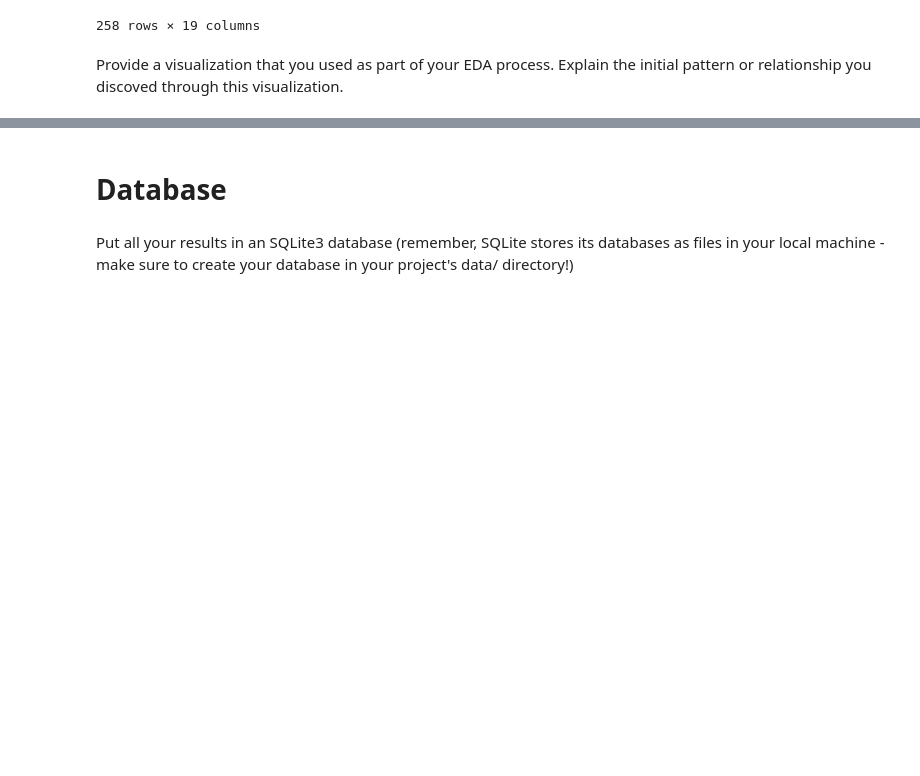
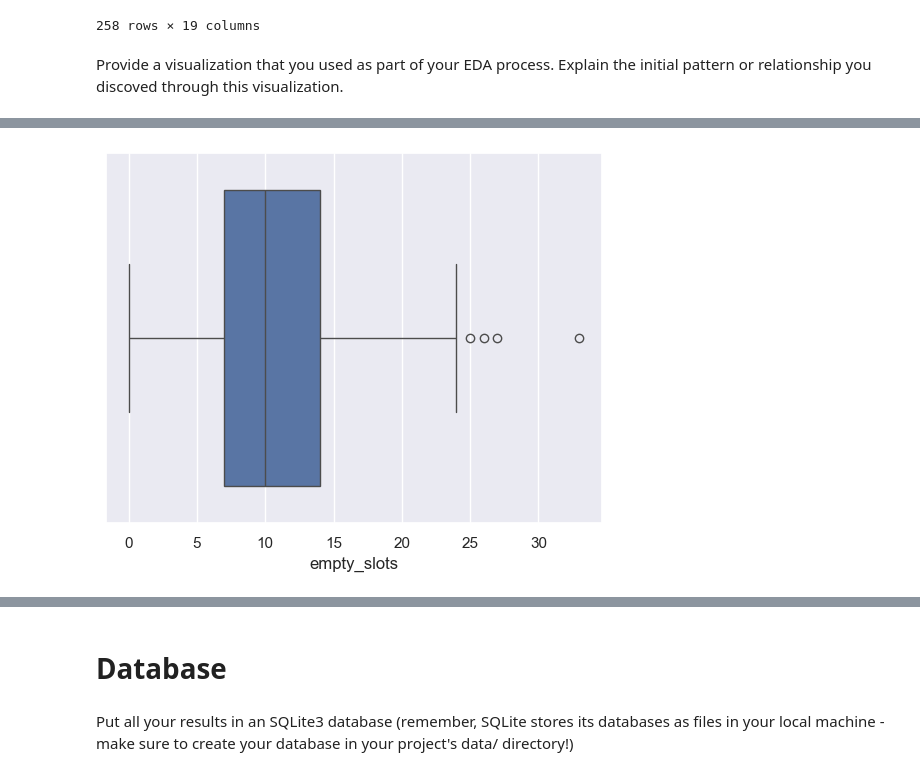
Before and after one commit to Jacyndy/Statistical-Modelling-With-Python, a Jupyter notebook: notebooks/joining_data.ipynb, the cells around one changed output, grey strips where cells are left out. Saved outputs shown, nothing was run; the diff lists cells and outputs as text; code cells hidden in the pictures; blank space fills up the shorter version.

```diff
--- a/notebooks/joining_data.ipynb
+++ b/notebooks/joining_data.ipynb
@@ -248,0 +264,5 @@ Provide a visualization that you used as part of your EDA process. Explain the i
+# %%
+sns.boxplot(x=df_merged['empty_slots'])
+plt.show()
+# %% [output]
+[figure, added]
```
Also changed, not shown: parts of 27 cells of this notebook, 4 other files.
